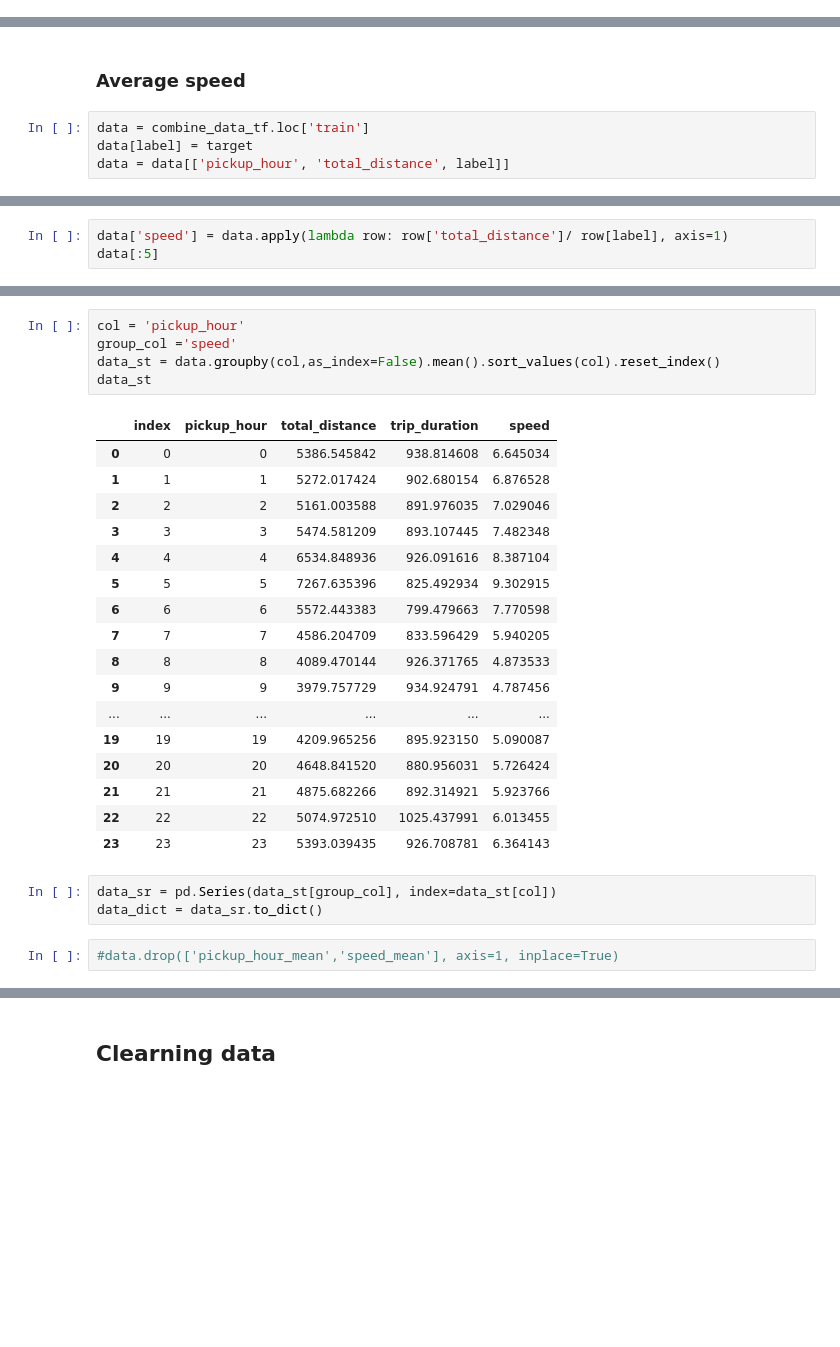
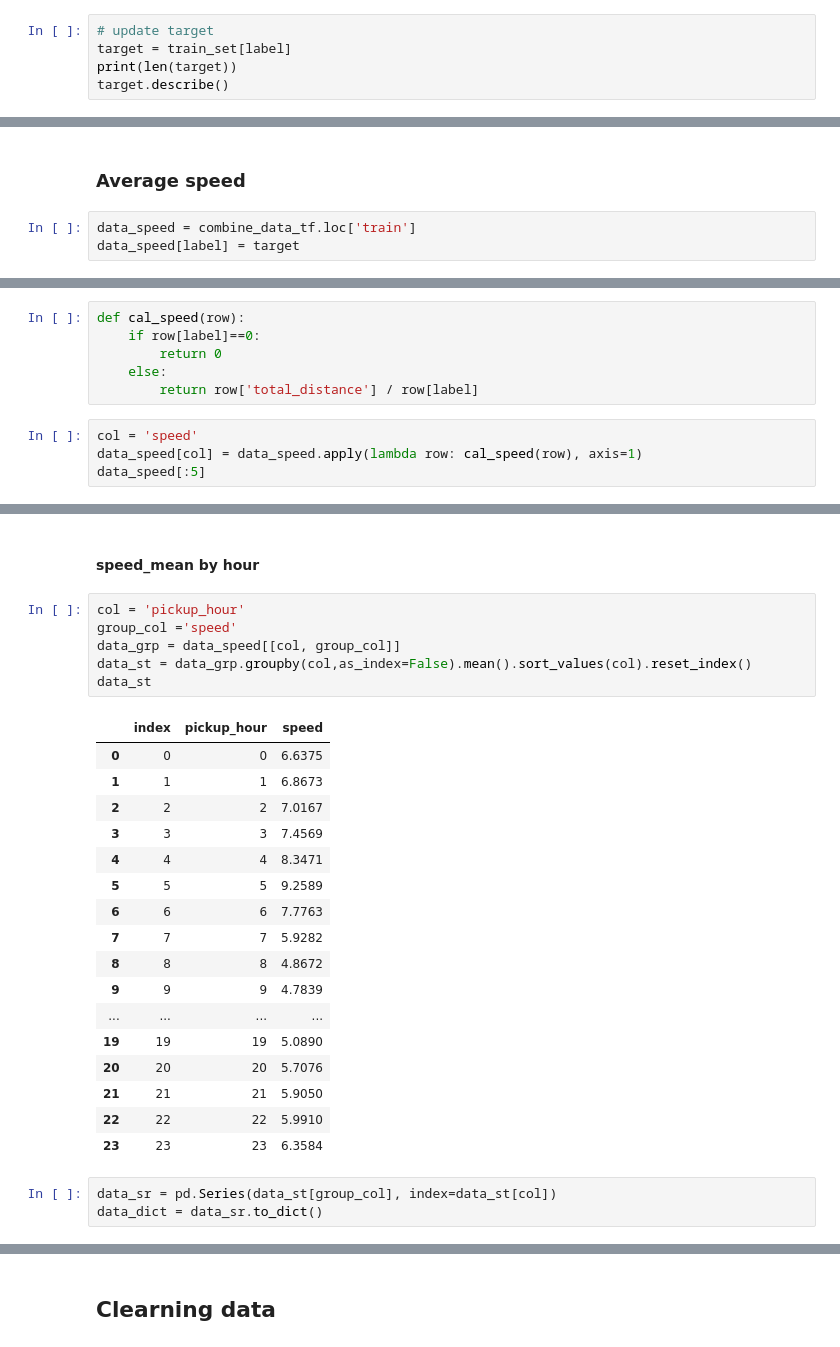
Before and after one commit to latuannetnam/kaggle, a Jupyter notebook: New York City Taxi Trip Duration/nb-taxi-trip-duration-v2-osrm.ipynb, the cells around one changed output, grey strips where cells are left out. Drawn from its saved outputs; the diff is of its cells as text; blank space fills up the shorter version.

```diff
--- a/New York City Taxi Trip Duration/nb-taxi-trip-duration-v2-osrm.ipynb
+++ b/New York City Taxi Trip Duration/nb-taxi-trip-duration-v2-osrm.ipynb
@@ -575,0 +539,5 @@ data_zero[:5]
+# %%
+# update target
+target = train_set[label]
+print(len(target))
+target.describe()
@@ -576,6 +670,5 @@ data_zero[:5]
 # %% [markdown]
 ### Average speed
 # %%
-data = combine_data_tf.loc['train']
-data[label] = target
-data = data[['pickup_hour', 'total_distance', label]]
+data_speed = combine_data_tf.loc['train']
+data_speed[label] = target
@@ -588,4 +677,11 @@ data = data[data['total_distance'] > 0]
+# %%
+def cal_speed(row):
+    if row[label]==0:
+        return 0
+    else:
+        return row['total_distance'] / row[label]
 # %%
-data['speed'] = data.apply(lambda row: row['total_distance']/ row[label], axis=1)
-data[:5]
+col = 'speed'
+data_speed[col] = data_speed.apply(lambda row: cal_speed(row), axis=1)
+data_speed[:5]
 # %% [output]
@@ -610,28 +707,29 @@ Name: speed, dtype: float64
+# %% [markdown]
+#### speed_mean by hour
 # %%
 col = 'pickup_hour'
 group_col ='speed'
-data_st = data.groupby(col,as_index=False).mean().sort_values(col).reset_index()
+data_grp = data_speed[[col, group_col]]
+data_st = data_grp.groupby(col,as_index=False).mean().sort_values(col).reset_index()
 data_st
 # %% [output]
-|  | index | pickup_hour | total_distance | trip_duration | speed |
-| 0 | 0 | 0 | 5386.545842 | 938.814608 | 6.645034 |
-| 1 | 1 | 1 | 5272.017424 | 902.680154 | 6.876528 |
-| 2 | 2 | 2 | 5161.003588 | 891.976035 | 7.029046 |
-| 3 | 3 | 3 | 5474.581209 | 893.107445 | 7.482348 |
-| 4 | 4 | 4 | 6534.848936 | 926.091616 | 8.387104 |
-| 5 | 5 | 5 | 7267.635396 | 825.492934 | 9.302915 |
-| 6 | 6 | 6 | 5572.443383 | 799.479663 | 7.770598 |
-| 7 | 7 | 7 | 4586.204709 | 833.596429 | 5.940205 |
-| 8 | 8 | 8 | 4089.470144 | 926.371765 | 4.873533 |
-| 9 | 9 | 9 | 3979.757729 | 934.924791 | 4.787456 |
-| ... | ... | ... | ... | ... | ... |
-| 19 | 19 | 19 | 4209.965256 | 895.923150 | 5.090087 |
-| 20 | 20 | 20 | 4648.841520 | 880.956031 | 5.726424 |
-| 21 | 21 | 21 | 4875.682266 | 892.314921 | 5.923766 |
-| 22 | 22 | 22 | 5074.972510 | 1025.437991 | 6.013455 |
-| 23 | 23 | 23 | 5393.039435 | 926.708781 | 6.364143 |
+|  | index | pickup_hour | speed |
+| 0 | 0 | 0 | 6.6375 |
+| 1 | 1 | 1 | 6.8673 |
+| 2 | 2 | 2 | 7.0167 |
+| 3 | 3 | 3 | 7.4569 |
+| 4 | 4 | 4 | 8.3471 |
+| 5 | 5 | 5 | 9.2589 |
+| 6 | 6 | 6 | 7.7763 |
+| 7 | 7 | 7 | 5.9282 |
+| 8 | 8 | 8 | 4.8672 |
+| 9 | 9 | 9 | 4.7839 |
+| ... | ... | ... | ... |
+| 19 | 19 | 19 | 5.0890 |
+| 20 | 20 | 20 | 5.7076 |
+| 21 | 21 | 21 | 5.9050 |
+| 22 | 22 | 22 | 5.9910 |
+| 23 | 23 | 23 | 6.3584 |
 # %%
 data_sr = pd.Series(data_st[group_col], index=data_st[col])
 data_dict = data_sr.to_dict()
-# %%
-#data.drop(['pickup_hour_mean','speed_mean'], axis=1, inplace=True)
```
Also changed, not shown: parts of 163 cells of this notebook, 1 other file.
